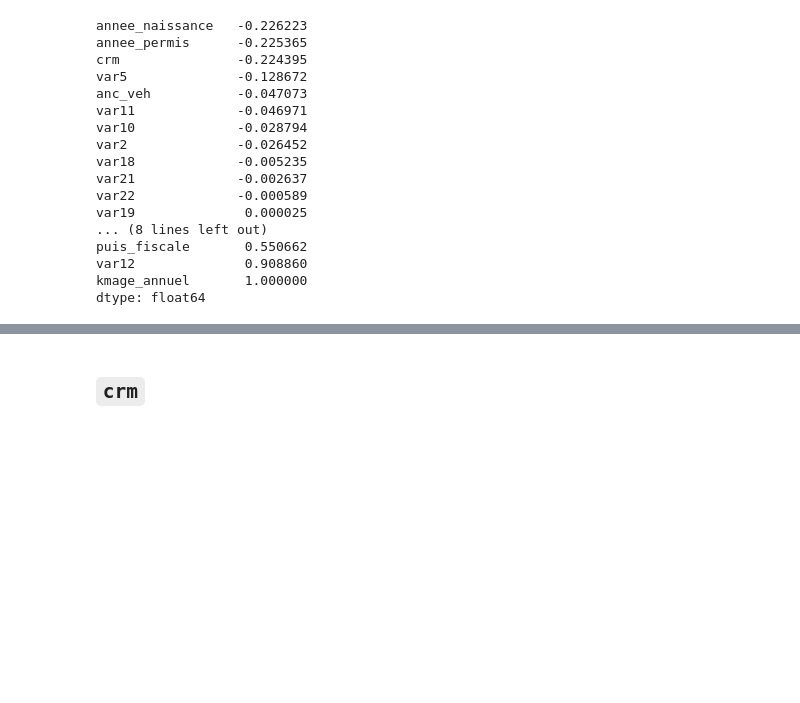
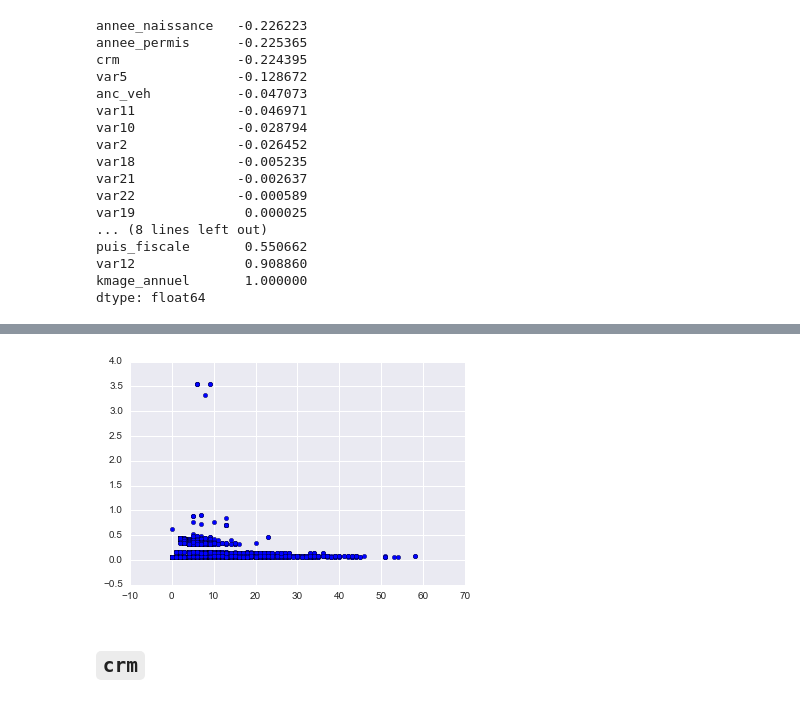
Before and after one commit to demidovakatya/competitions, a Jupyter notebook: eda_correlations.ipynb, the cells around one changed output, grey strips where cells are left out. Cells and saved outputs as stored; diff of their text form; code cells hidden in the pictures; blank space fills up the shorter version.

```diff
--- a/eda_correlations.ipynb
+++ b/eda_correlations.ipynb
@@ -211,3 +261,7 @@ plt.scatter(df.var12, df.kmage_annuel);
+# %%
+plt.scatter(df.puis_fiscale, 1000 / df.kmage_annuel);
+# %% [output]
+[figure, added]
 # %% [markdown]
 ## `crm`
 # %%
```
Also changed, not shown: parts of 37 cells of this notebook.
